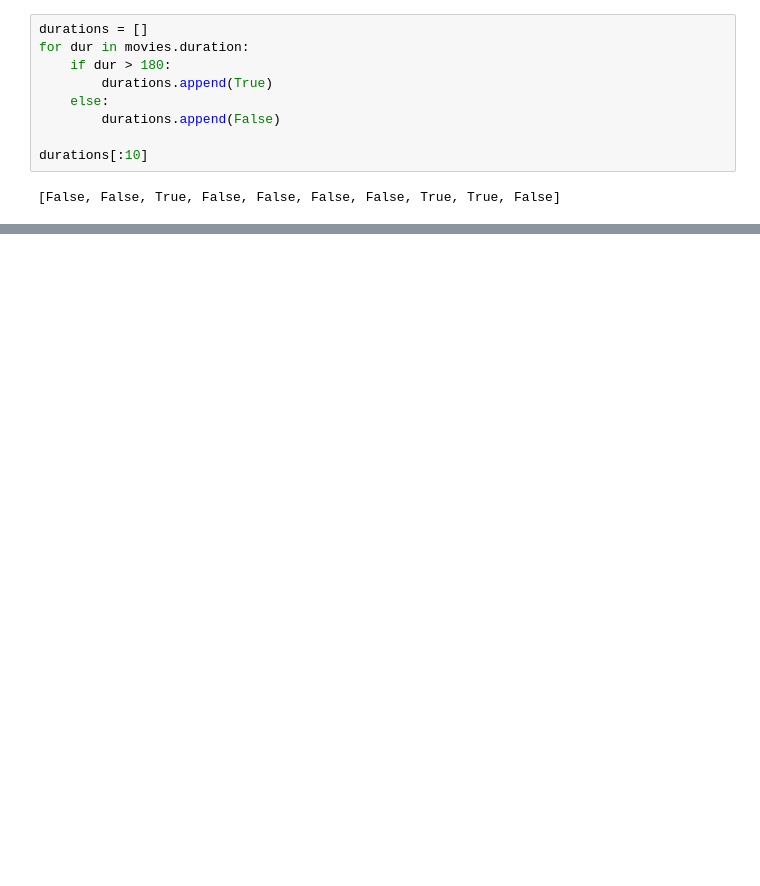
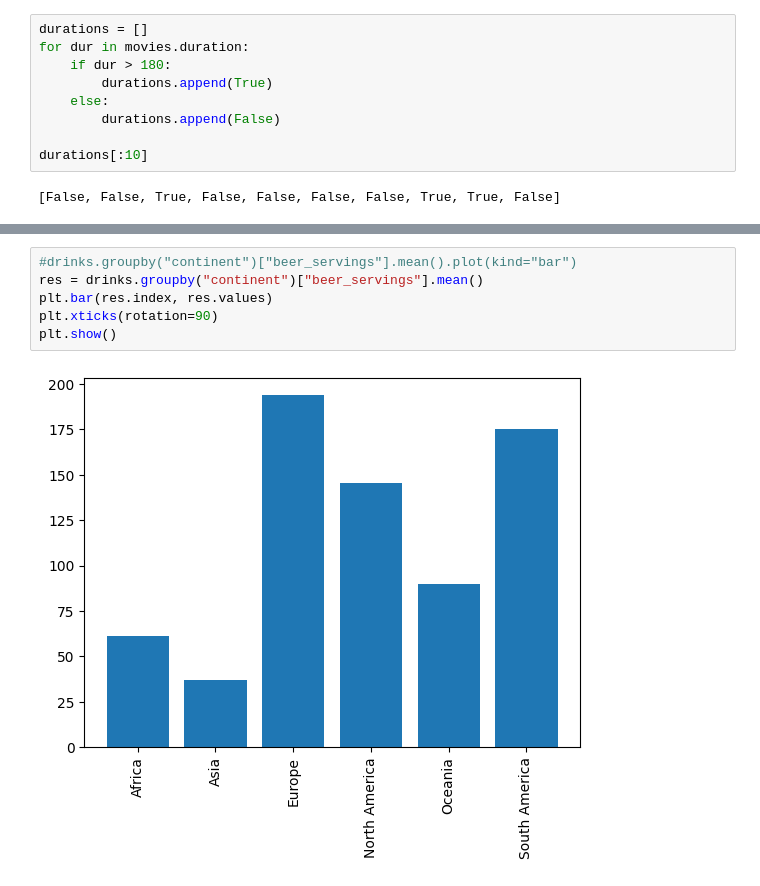
Before and after one commit to inancarin/DSA201_2026_2027_FALL, a Jupyter notebook: Week04/Lecture/pandas_part1.ipynb, the cells around one changed output, grey strips where cells are left out. Saved outputs shown, nothing was run; the diff lists cells and outputs as text; blank space fills up the shorter version.

```diff
--- a/Week04/Lecture/pandas_part1.ipynb
+++ b/Week04/Lecture/pandas_part1.ipynb
@@ -669,0 +874,8 @@ movies[movies["duration"] > 180]
+# %%
+#drinks.groupby("continent")["beer_servings"].mean().plot(kind="bar")
+res = drinks.groupby("continent")["beer_servings"].mean()
+plt.bar(res.index, res.values)
+plt.xticks(rotation=90)
+plt.show()
+# %% [output]
+[figure, added]
```
Also changed, not shown: parts of 28 cells of this notebook, 2 other files.
